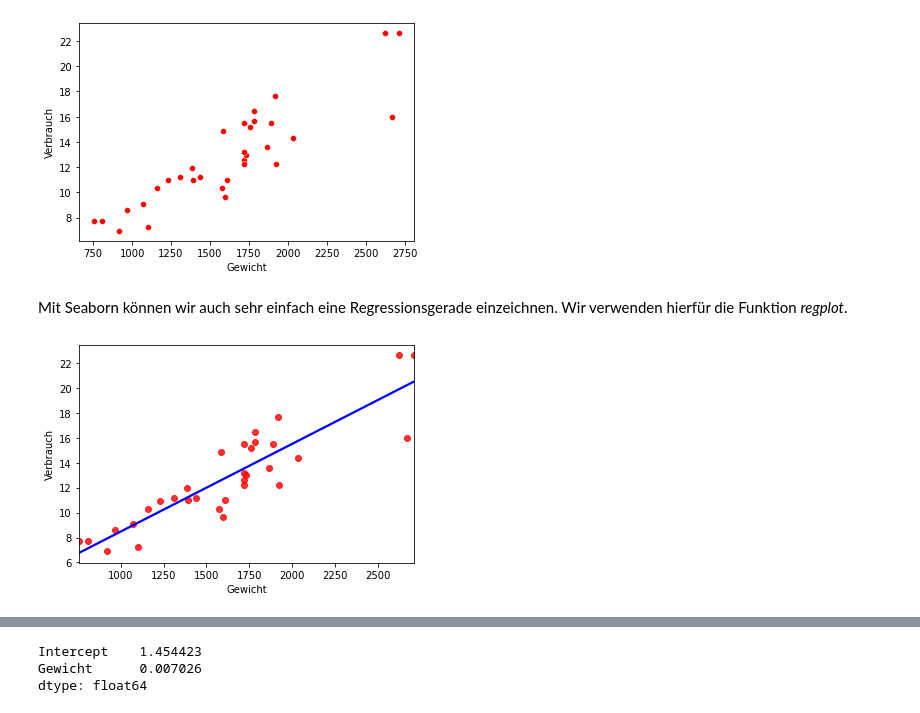
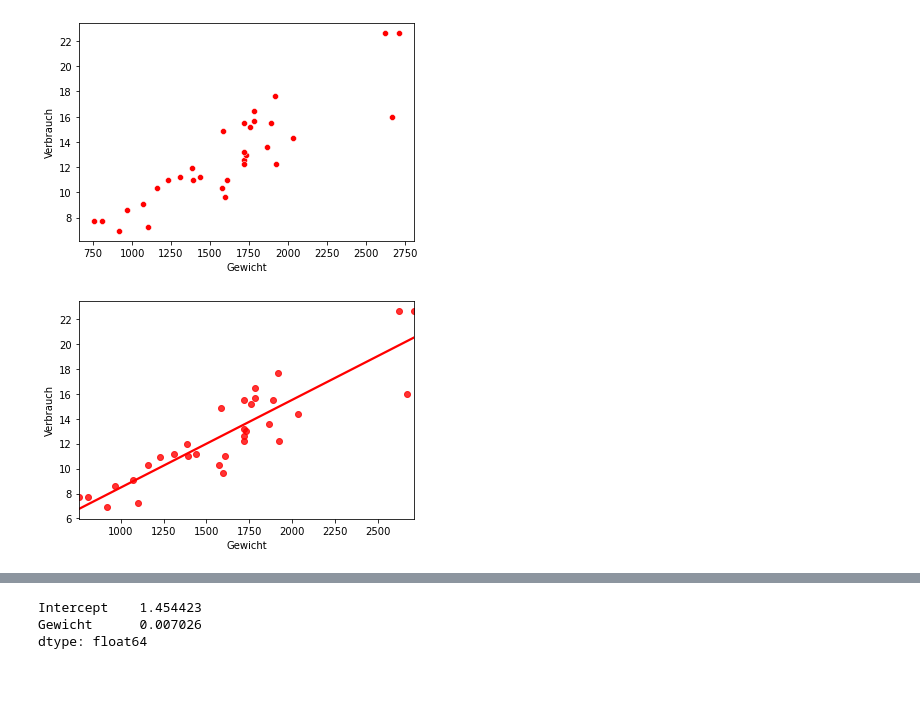
Before and after one commit to troescherw/jupyter_python, a Jupyter notebook: LineareRegression.ipynb, the cells around one changed output, grey strips where cells are left out. Cells and saved outputs as stored; diff of their text form; code cells hidden in the pictures; blank space fills up the shorter version.

```diff
--- a/LineareRegression.ipynb
+++ b/LineareRegression.ipynb
@@ -23,8 +20,6 @@ _=sns.scatterplot(data=autos, x="Gewicht", y="Verbrauch", color="red")
 # %% [output]
 [figure]
-# %% [markdown]
-Mit Seaborn können wir auch sehr einfach eine Regressionsgerade einzeichnen. Wir verwenden hierfür die Funktion *regplot*.
 # %%
-_=sns.regplot(data=autos, x="Gewicht", y="Verbrauch", color="red", ci=None, line_kws={"color": "blue"})
+_=sns.regplot(data=autos, x="Gewicht", y="Verbrauch", color="red", ci=None)
 # %% [output]
-[figure, old version]
+[figure, new version]
```
Also changed, not shown: parts of 35 cells of this notebook, 2 other files.
